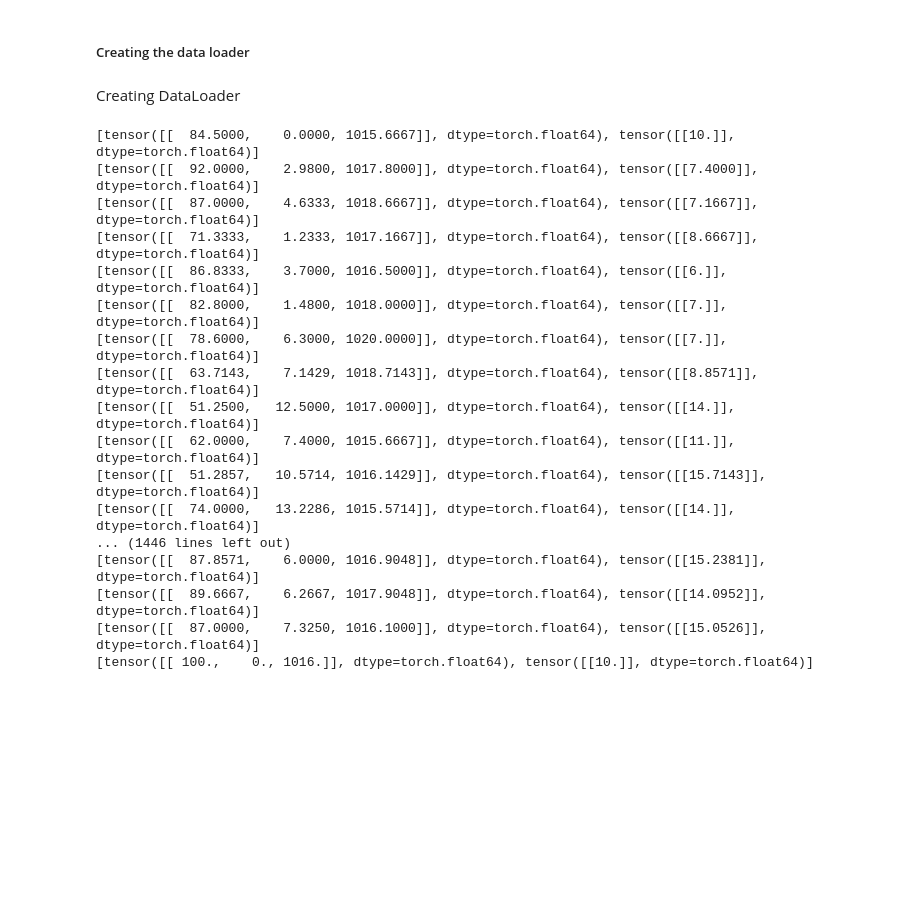
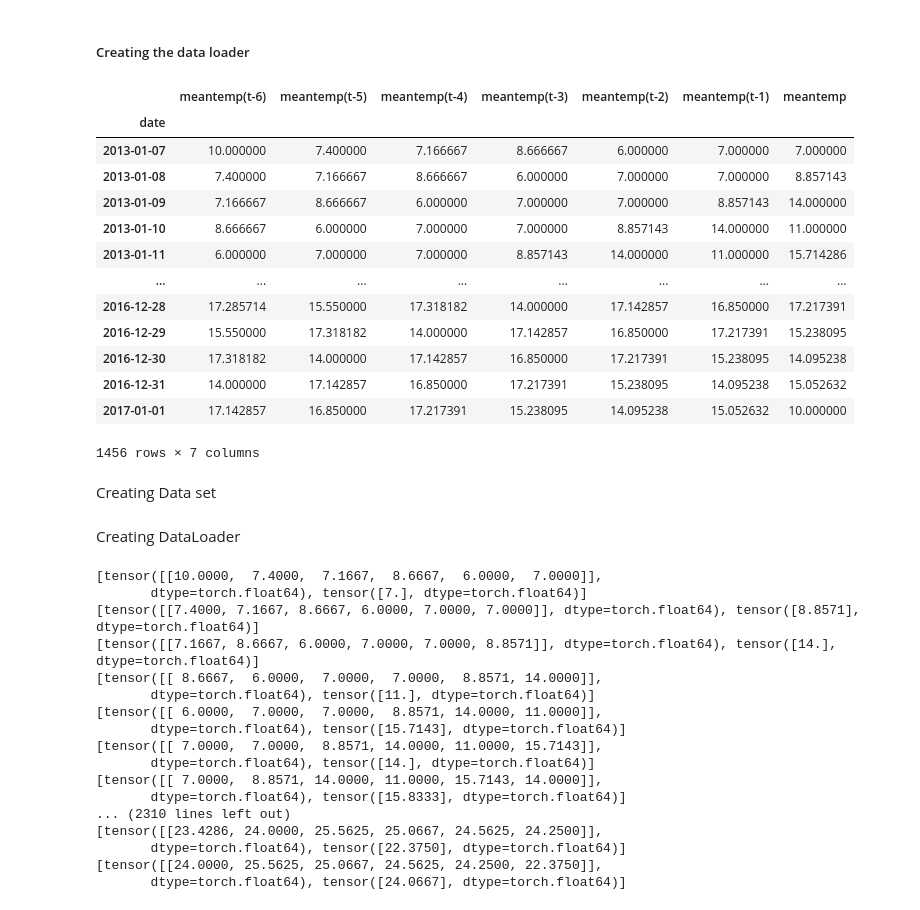
Before and after one commit to abderraouf-000/Time-Series-RNN, a Jupyter notebook: Main.ipynb, the cells around one changed output. Cells and saved outputs as stored; diff of their text form; code cells hidden in the pictures; blank space fills up the shorter version.

```diff
--- a/Main.ipynb
+++ b/Main.ipynb
@@ -32,0 +25,8 @@ df.tail()
+# %%
+def rnn_data_preparation(dataframe,window_size):
+    df = dataframe.copy(deep = True);
+    # df = df.set_index('date');
+    for i in range(1 , window_size+1):
+        df[f'meantemp(t-{i})'] = df['meantemp'].shift(i);
+    df = df.dropna();
+    return df;
@@ -33,5 +56,26 @@ df.tail()
 # %% [markdown]
 ##### Creating the data loader #####
+# %%
+prepared_data = rnn_data_preparation(df[['meantemp']],6);
+prepared_data = prepared_data[prepared_data.columns[::-1]];
+prepared_data
+# %% [output]
+|  | meantemp(t-6) | meantemp(t-5) | meantemp(t-4) | meantemp(t-3) | meantemp(t-2) | meantemp(t-1) | meantemp |
+| date |  |  |  |  |  |  |  |
+| 2013-01-07 | 10.000000 | 7.400000 | 7.166667 | 8.666667 | 6.000000 | 7.000000 | 7.000000 |
+| 2013-01-08 | 7.400000 | 7.166667 | 8.666667 | 6.000000 | 7.000000 | 7.000000 | 8.857143 |
+| 2013-01-09 | 7.166667 | 8.666667 | 6.000000 | 7.000000 | 7.000000 | 8.857143 | 14.000000 |
+| 2013-01-10 | 8.666667 | 6.000000 | 7.000000 | 7.000000 | 8.857143 | 14.000000 | 11.000000 |
+| 2013-01-11 | 6.000000 | 7.000000 | 7.000000 | 8.857143 | 14.000000 | 11.000000 | 15.714286 |
+| ... | ... | ... | ... | ... | ... | ... | ... |
+| 2016-12-28 | 17.285714 | 15.550000 | 17.318182 | 14.000000 | 17.142857 | 16.850000 | 17.217391 |
+| 2016-12-29 | 15.550000 | 17.318182 | 14.000000 | 17.142857 | 16.850000 | 17.217391 | 15.238095 |
+| 2016-12-30 | 17.318182 | 14.000000 | 17.142857 | 16.850000 | 17.217391 | 15.238095 | 14.095238 |
+| 2016-12-31 | 14.000000 | 17.142857 | 16.850000 | 17.217391 | 15.238095 | 14.095238 | 15.052632 |
+| 2017-01-01 | 17.142857 | 16.850000 | 17.217391 | 15.238095 | 14.095238 | 15.052632 | 10.000000 |
+1456 rows × 7 columns
+# %% [markdown]
+Creating Data set
 # %%
 from torch.utils.data import Dataset, DataLoader
 
@@ -52,27 +106,27 @@ class DataSet(Dataset):
 # %% [markdown]
 Creating DataLoader
 # %%
-dataLoader = DataLoader(dataset=DataSet(dataFrame=df , x_columns= ['humidity','wind_speed','meanpressure'] ,y_column=['meantemp'] ))
+dataLoader = DataLoader(train_data_set)
 for item in dataLoader:
     print(item)
 # %% [output]
-[tensor([[  84.5000,    0.0000, 1015.6667]], dtype=torch.float64), tensor([[10.]], dtype=torch.float64)]
-[tensor([[  92.0000,    2.9800, 1017.8000]], dtype=torch.float64), tensor([[7.4000]], dtype=torch.float64)]
-[tensor([[  87.0000,    4.6333, 1018.6667]], dtype=torch.float64), tensor([[7.1667]], dtype=torch.float64)]
-[tensor([[  71.3333,    1.2333, 1017.1667]], dtype=torch.float64), tensor([[8.6667]], dtype=torch.float64)]
-[tensor([[  86.8333,    3.7000, 1016.5000]], dtype=torch.float64), tensor([[6.]], dtype=torch.float64)]
-[tensor([[  82.8000,    1.4800, 1018.0000]], dtype=torch.float64), tensor([[7.]], dtype=torch.float64)]
-[tensor([[  78.6000,    6.3000, 1020.0000]], dtype=torch.float64), tensor([[7.]], dtype=torch.float64)]
-[tensor([[  63.7143,    7.1429, 1018.7143]], dtype=torch.float64), tensor([[8.8571]], dtype=torch.float64)]
-[tensor([[  51.2500,   12.5000, 1017.0000]], dtype=torch.float64), tensor([[14.]], dtype=torch.float64)]
-[tensor([[  62.0000,    7.4000, 1015.6667]], dtype=torch.float64), tensor([[11.]], dtype=torch.float64)]
-[tensor([[  51.2857,   10.5714, 1016.1429]], dtype=torch.float64), tensor([[15.7143]], dtype=torch.float64)]
-[tensor([[  74.0000,   13.2286, 1015.5714]], dtype=torch.float64), tensor([[14.]], dtype=torch.float64)]
-... (1446 lines left out)
-[tensor([[  87.8571,    6.0000, 1016.9048]], dtype=torch.float64), tensor([[15.2381]], dtype=torch.float64)]
-[tensor([[  89.6667,    6.2667, 1017.9048]], dtype=torch.float64), tensor([[14.0952]], dtype=torch.float64)]
-[tensor([[  87.0000,    7.3250, 1016.1000]], dtype=torch.float64), tensor([[15.0526]], dtype=torch.float64)]
-[tensor([[ 100.,    0., 1016.]], dtype=torch.float64), tensor([[10.]], dtype=torch.float64)]
+[tensor([[10.0000,  7.4000,  7.1667,  8.6667,  6.0000,  7.0000]],
+       dtype=torch.float64), tensor([7.], dtype=torch.float64)]
+[tensor([[7.4000, 7.1667, 8.6667, 6.0000, 7.0000, 7.0000]], dtype=torch.float64), tensor([8.8571], dtype=torch.float64)]
+[tensor([[7.1667, 8.6667, 6.0000, 7.0000, 7.0000, 8.8571]], dtype=torch.float64), tensor([14.], dtype=torch.float64)]
+[tensor([[ 8.6667,  6.0000,  7.0000,  7.0000,  8.8571, 14.0000]],
+       dtype=torch.float64), tensor([11.], dtype=torch.float64)]
+[tensor([[ 6.0000,  7.0000,  7.0000,  8.8571, 14.0000, 11.0000]],
+       dtype=torch.float64), tensor([15.7143], dtype=torch.float64)]
+[tensor([[ 7.0000,  7.0000,  8.8571, 14.0000, 11.0000, 15.7143]],
+       dtype=torch.float64), tensor([14.], dtype=torch.float64)]
+[tensor([[ 7.0000,  8.8571, 14.0000, 11.0000, 15.7143, 14.0000]],
+       dtype=torch.float64), tensor([15.8333], dtype=torch.float64)]
+... (2310 lines left out)
+[tensor([[23.4286, 24.0000, 25.5625, 25.0667, 24.5625, 24.2500]],
+       dtype=torch.float64), tensor([22.3750], dtype=torch.float64)]
+[tensor([[24.0000, 25.5625, 25.0667, 24.5625, 24.2500, 22.3750]],
+       dtype=torch.float64), tensor([24.0667], dtype=torch.float64)]
 # %%
 class Rnn(nn.Module):
 
```
Also changed, not shown: parts of 9 cells of this notebook.
